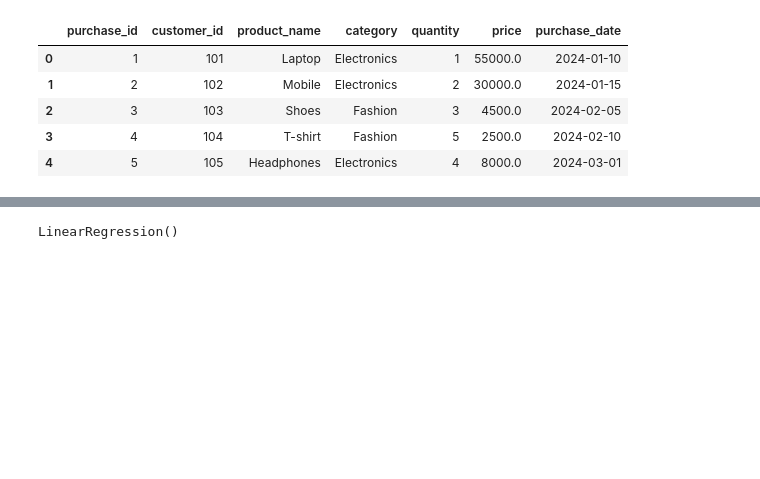
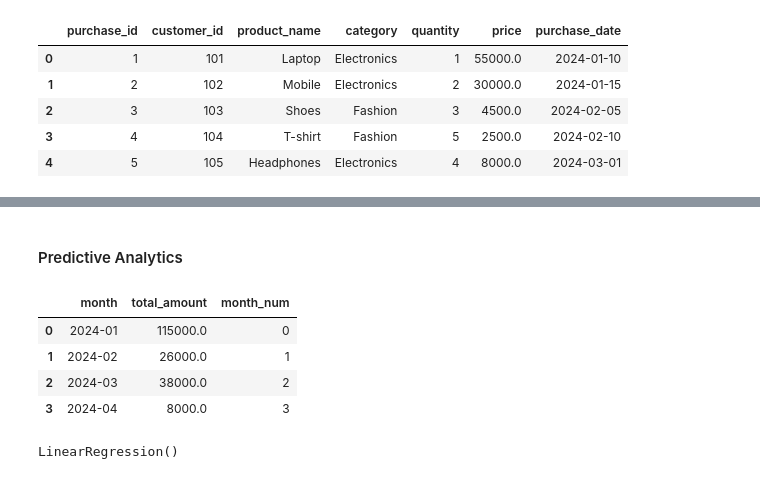
Before and after one commit to sheryyll/SingleVersionOfTruth, a Jupyter notebook: lab1.ipynb, the cells around one changed output, grey strips where cells are left out. Cells and saved outputs as stored; diff of their text form; code cells hidden in the pictures; blank space fills up the shorter version.

```diff
--- a/lab1.ipynb
+++ b/lab1.ipynb
@@ -41,4 +91,6 @@ monthly_sales = df.groupby('month')['total_amount'].sum()
 # %%
 from sklearn.linear_model import LinearRegression
 import numpy as np
+# %% [markdown]
+#### Predictive Analytics
 # %%
@@ -46,3 +101,11 @@ monthly_sales_df = monthly_sales.reset_index()
 monthly_sales_df['month_num'] = np.arange(len(monthly_sales_df))
+# %%
+monthly_sales_df
+# %% [output]
+|  | month | total_amount | month_num |
+| 0 | 2024-01 | 115000.0 | 0 |
+| 1 | 2024-02 | 26000.0 | 1 |
+| 2 | 2024-03 | 38000.0 | 2 |
+| 3 | 2024-04 | 8000.0 | 3 |
 # %%
 X = monthly_sales_df[['month_num']]
```
Also changed, not shown: parts of 24 cells of this notebook, 12 other files.
